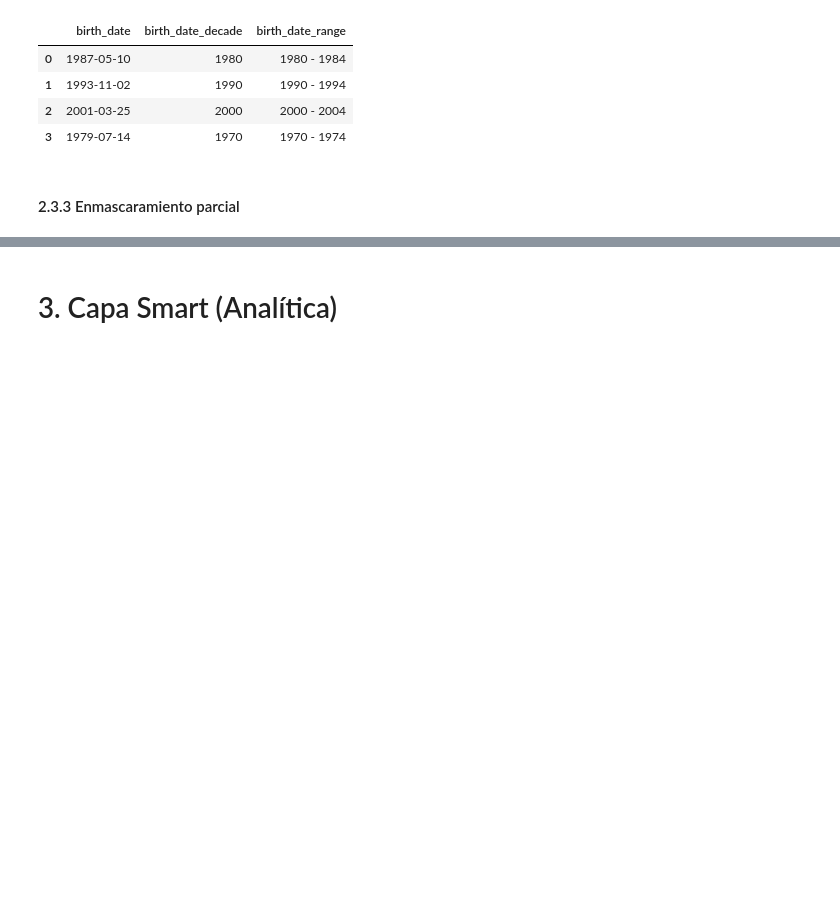
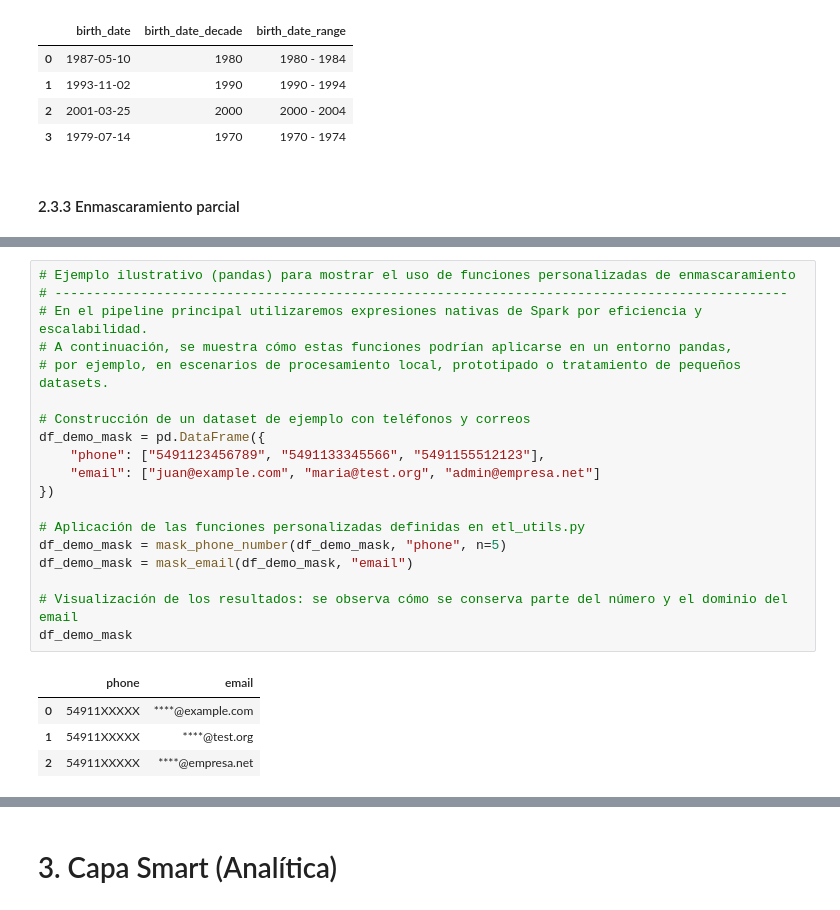
Before and after one commit to fernandezelias/ETL-Pipeline-PySpark-AstraDB, a Jupyter notebook: ETL_Cassandra_Astra.ipynb, the cells around one changed output, grey strips where cells are left out. Drawn from its saved outputs; the diff is of its cells as text; blank space fills up the shorter version.

Commit message:
Updates datasets

```diff
--- a/ETL_Cassandra_Astra.ipynb
+++ b/ETL_Cassandra_Astra.ipynb
@@ -1162,0 +1165,24 @@ root
+# %%
+# Ejemplo ilustrativo (pandas) para mostrar el uso de funciones personalizadas de enmascaramiento
+# ----------------------------------------------------------------------------------------------
+# En el pipeline principal utilizaremos expresiones nativas de Spark por eficiencia y escalabilidad.
+# A continuación, se muestra cómo estas funciones podrían aplicarse en un entorno pandas,
+# por ejemplo, en escenarios de procesamiento local, prototipado o tratamiento de pequeños datasets.
+
+# Construcción de un dataset de ejemplo con teléfonos y correos
+df_demo_mask = pd.DataFrame({
+    "phone": ["5491123456789", "5491133345566", "5491155512123"],
+    "email": ["juan@example.com", "maria@test.org", "admin@empresa.net"]
+})
+
+# Aplicación de las funciones personalizadas definidas en etl_utils.py
+df_demo_mask = mask_phone_number(df_demo_mask, "phone", n=5)
+df_demo_mask = mask_email(df_demo_mask, "email")
+
+# Visualización de los resultados: se observa cómo se conserva parte del número y el dominio del email
+df_demo_mask
+# %% [output]
+|  | phone | email |
+| 0 | 54911XXXXX | ****@example.com |
+| 1 | 54911XXXXX | ****@test.org |
+| 2 | 54911XXXXX | ****@empresa.net |
```
Also changed, not shown: parts of 8 cells of this notebook, 1 other file.
